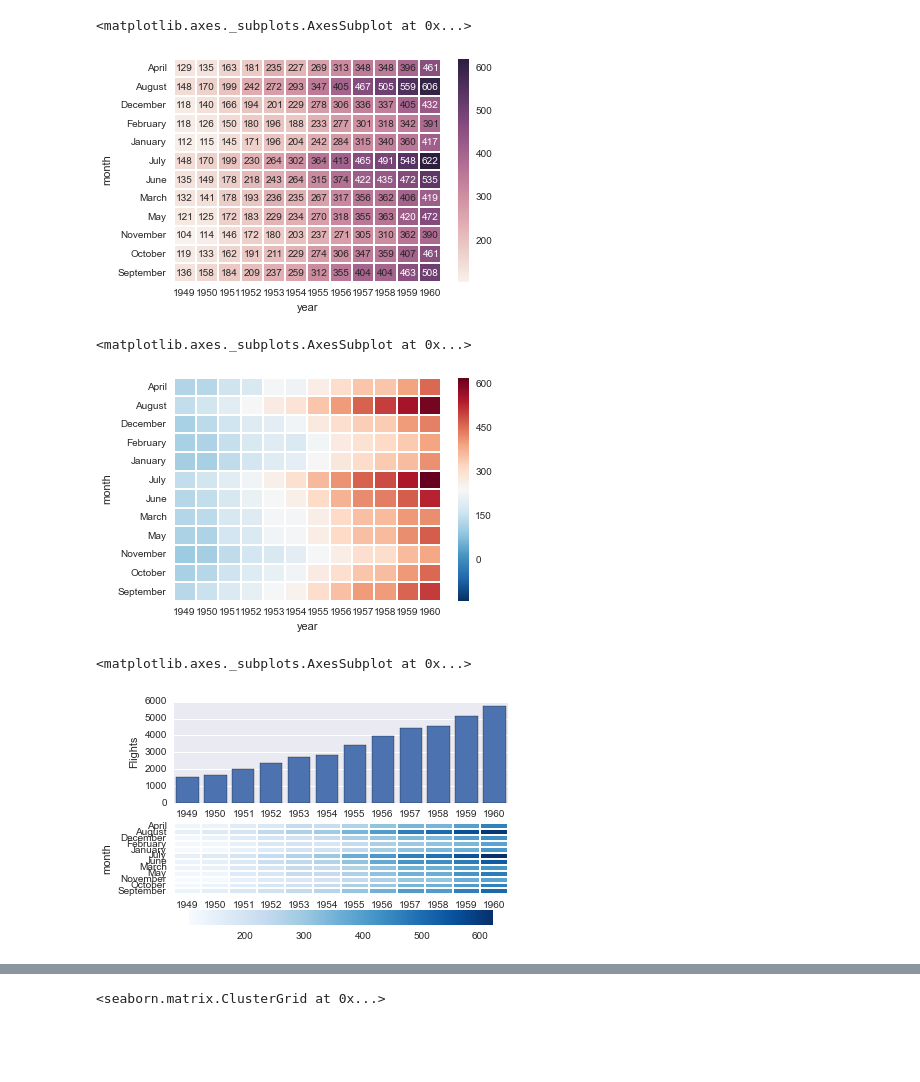
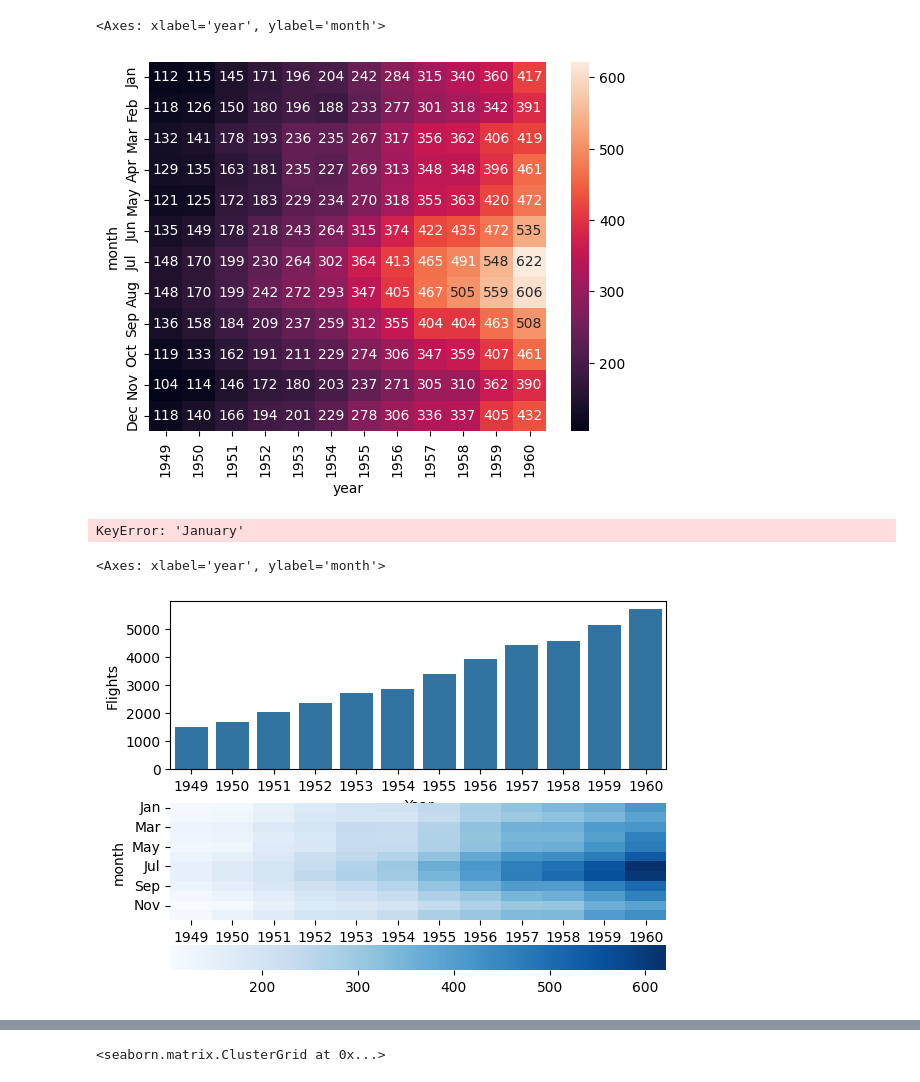
Before and after one commit to Depisdrul/Udemy-notes, a Jupyter notebook: Lec_53_Heatmaps_and_Clustered_Matrices.ipynb, the cells around one changed output, grey strips where cells are left out. Saved outputs shown, nothing was run; the diff lists cells and outputs as text; code cells hidden in the pictures; blank space fills up the shorter version.

```diff
--- a/Lec_53_Heatmaps_and_Clustered_Matrices.ipynb
+++ b/Lec_53_Heatmaps_and_Clustered_Matrices.ipynb
@@ -29,7 +32,8 @@ flight_dframe.head()
 | 4 | 1949 | May | 121 |
 # %%
 # Let's pivot this dataframe do its easier to manage
-flight_dframe = flight_dframe.pivot("month","year","passengers")
+# flight_dframe = flight_dframe.pivot("month","year","passengers") -> pivot() takes 1 positional argument but 4 were given
+flight_dframe = flight_dframe.pivot_table(index='month', columns='year', values='passengers')
 
 #Show
 flight_dframe
@@ -57,24 +61,24 @@ sns.heatmap(flight_dframe)
 # %%
 # We also have the option to annotate each cell
-sns.heatmap(flight_dframe,annot=True,fmt='d')
+# sns.heatmap(flight_dframe,annot=True, fmt='d') -> deos not work
+sns.heatmap(flight_dframe,annot=True, fmt='g')
 # %% [output]
-<matplotlib.axes._subplots.AxesSubplot at 0x...>
+<Axes: xlabel='year', ylabel='month'>
-[figure, old version]
+[figure, new version]
 # %%
 # seaborn will automatically try to pick the best color scheme for your dataset, whether is be diverging or converging colormap
 # %%
 # We can choose our own 'center' for our colormap
 sns.heatmap(flight_dframe,center=flight_dframe.loc['January',1955])
 # %% [output]
-<matplotlib.axes._subplots.AxesSubplot at 0x...>
+KeyError: 'January'
-[figure, removed]
 # %%
 # heatmap() can be used on an axes for a subplot to create more informative figures
 f, (axis1,axis2) = plt.subplots(2,1)
 
 yearly_flights = flight_dframe.sum()
 
-# Since yearly_flights is a weird format, we'll have to grab the values we want with a Series, then put them in a dframe
+# Since yearly_flights is a weird format, we'll have to grab the values we want with a Series, then put them in a dframe WHY?????
 
 years = pd.Series(yearly_flights.index.values)
 years = pd.DataFrame(years)
@@ -89,13 +93,14 @@ year_dframe.columns = ['Year','Flights']
 
 
 # Create the bar plot on top
-sns.barplot('Year',y='Flights',data=year_dframe, ax = axis1)
+sns.barplot(x='Year',y='Flights',data=year_dframe, ax = axis1)
+# sns.barplot(data=year_dframe, ax = axis1)
 
 # Create the heatmap on bottom
 sns.heatmap(flight_dframe,cmap='Blues',ax=axis2,cbar_kws={"orientation": "horizontal"})
 # %% [output]
-<matplotlib.axes._subplots.AxesSubplot at 0x...>
+<Axes: xlabel='year', ylabel='month'>
-[figure, old version]
+[figure, new version]
 # %%
 # Finally we'll learn about using a clustermap
 
```
Also changed, not shown: parts of 6 cells of this notebook, 11 other files.
